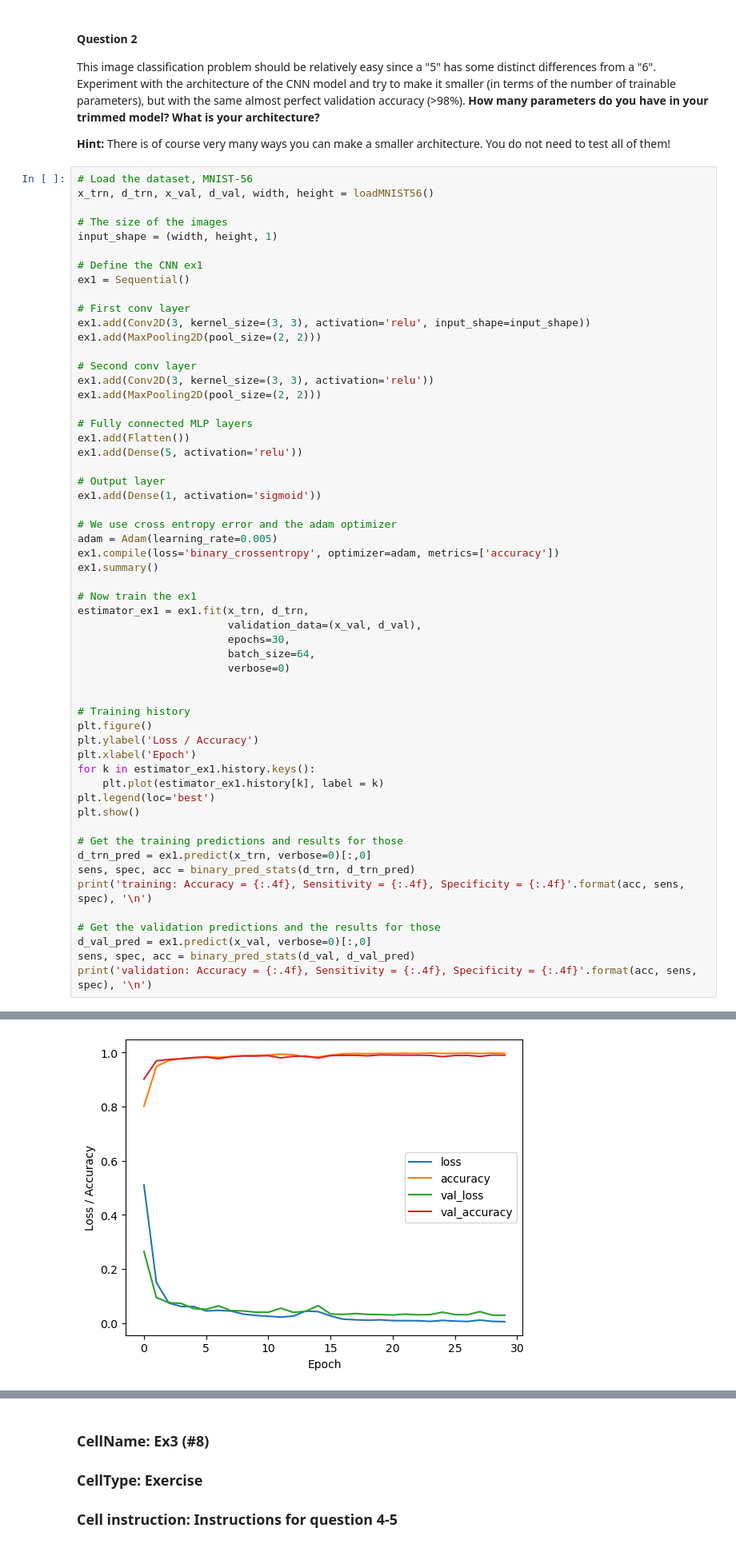
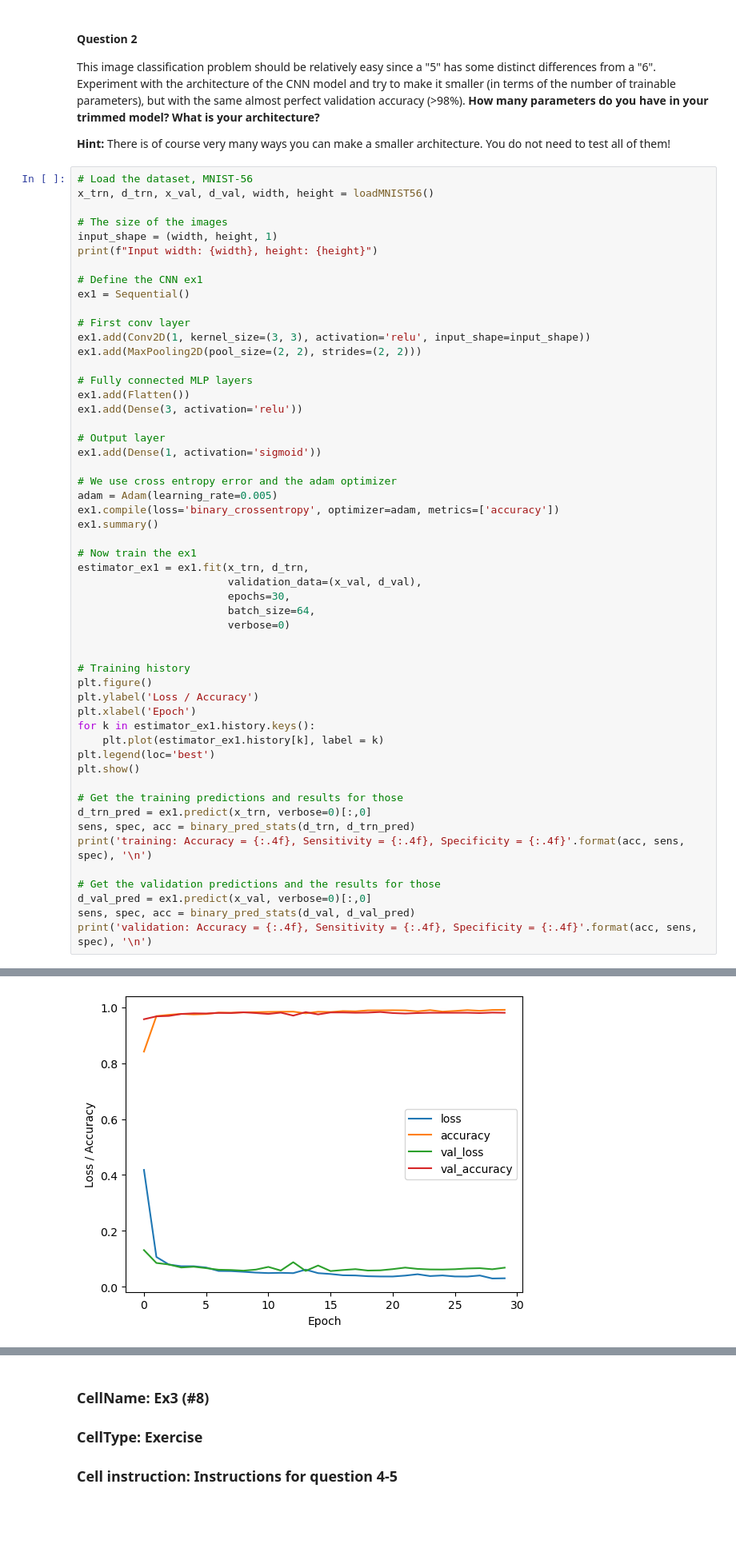
Before and after one commit to TheodorAT/Neural-Networks, a Jupyter notebook: Lab3/lab3.ipynb, the cells around one changed output, grey strips where cells are left out. Shown: that part at 80% size. Saved outputs shown, nothing was run; the diff lists cells and outputs as text; blank space fills up the shorter version.

```diff
--- a/Lab3/lab3.ipynb
+++ b/Lab3/lab3.ipynb
@@ -327,21 +327,18 @@ x_trn, d_trn, x_val, d_val, width, height = loadMNIST56()
 
 # The size of the images
 input_shape = (width, height, 1)
+print(f"Input width: {width}, height: {height}")
 
 # Define the CNN ex1
 ex1 = Sequential()
 
 # First conv layer
-ex1.add(Conv2D(3, kernel_size=(3, 3), activation='relu', input_shape=input_shape))
-ex1.add(MaxPooling2D(pool_size=(2, 2)))
-
-# Second conv layer
-ex1.add(Conv2D(3, kernel_size=(3, 3), activation='relu'))
-ex1.add(MaxPooling2D(pool_size=(2, 2)))
+ex1.add(Conv2D(1, kernel_size=(3, 3), activation='relu', input_shape=input_shape))
+ex1.add(MaxPooling2D(pool_size=(2, 2), strides=(2, 2)))
 
 # Fully connected MLP layers
 ex1.add(Flatten())
-ex1.add(Dense(5, activation='relu'))
+ex1.add(Dense(3, activation='relu'))
 
 # Output layer
 ex1.add(Dense(1, activation='sigmoid'))
@@ -396,3 +393,3 @@ Trainable params: 500 (1.95 KB)
 Non-trainable params: 0 (0.00 Byte)
 _________________________________________________________________
-[figure, old version]
+[figure, new version]
```
Also changed, not shown: parts of 9 cells of this notebook.
